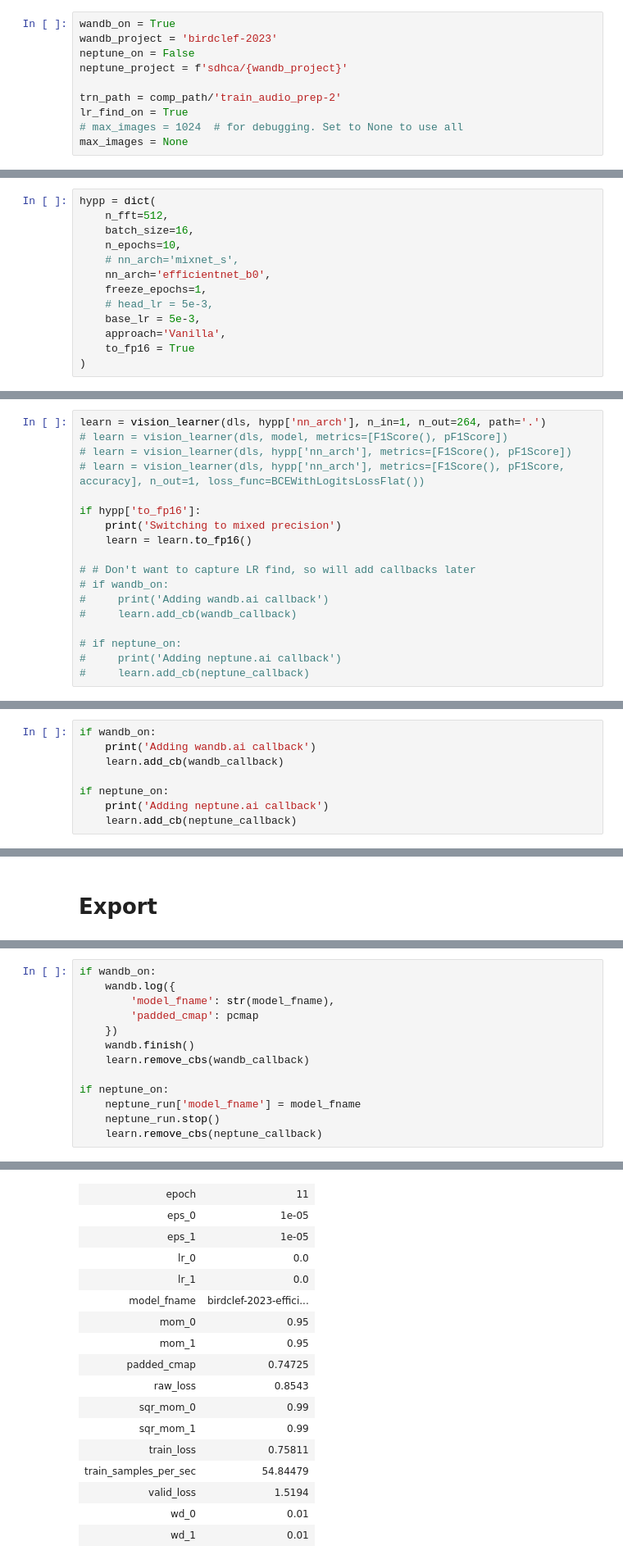
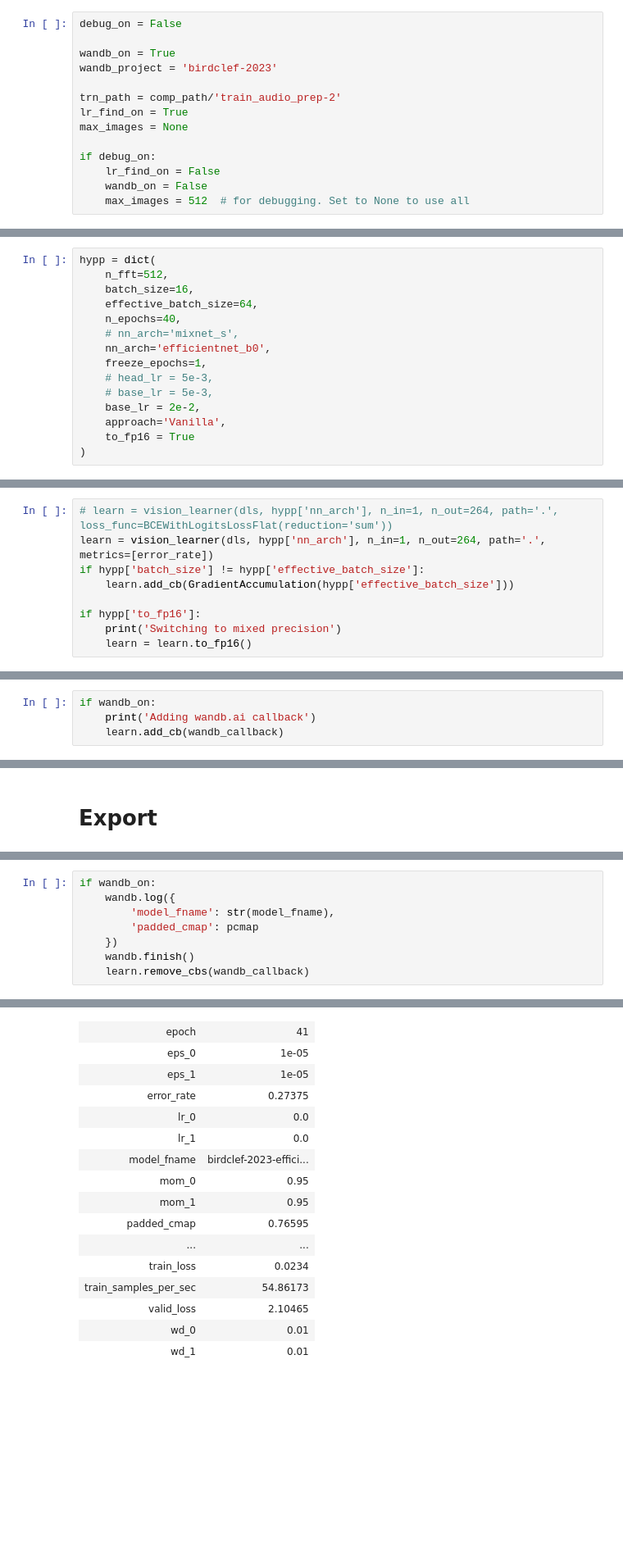
Before and after one commit to sdhca/birdclef-2023, a Jupyter notebook: birdclef-2023-model-fit-1.ipynb, the cells around one changed output, grey strips where cells are left out. Shown at 82% size. Drawn from its saved outputs; the diff is of its cells as text; blank space fills up the shorter version.

Commit message:
Training notebook for dutiful-elevator-5 / birdclef-2023-efficientnet_b0-20230415-035650.pkl

```diff
--- a/birdclef-2023-model-fit-1.ipynb
+++ b/birdclef-2023-model-fit-1.ipynb
@@ -58,27 +56,33 @@ assert torch.cuda.is_available(), 'Cuda is not available!'
 # %% [markdown]
 # Config
 # %%
+debug_on = False
+
 wandb_on = True
 wandb_project = 'birdclef-2023'
-neptune_on = False
-neptune_project = f'sdhca/{wandb_project}'
 
 trn_path = comp_path/'train_audio_prep-2'
 lr_find_on = True
-# max_images = 1024  # for debugging. Set to None to use all
 max_images = None
+
+if debug_on:
+    lr_find_on = False
+    wandb_on = False
+    max_images = 512  # for debugging. Set to None to use all
 # %% [markdown]
 ## Hyperparameters
 # %%
 hypp = dict(
     n_fft=512,
     batch_size=16,
-    n_epochs=10,
+    effective_batch_size=64,
+    n_epochs=40,
     # nn_arch='mixnet_s',
     nn_arch='efficientnet_b0',
     freeze_epochs=1,
     # head_lr = 5e-3,
-    base_lr = 5e-3,
+    # base_lr = 5e-3,
+    base_lr = 2e-2,
     approach='Vanilla',
     to_fp16 = True
 )
@@ -352,23 +275,14 @@ hypp
 # %% [markdown]
 ## Create Learner
 # %%
-learn = vision_learner(dls, hypp['nn_arch'], n_in=1, n_out=264, path='.')
-# learn = vision_learner(dls, model, metrics=[F1Score(), pF1Score])
-# learn = vision_learner(dls, hypp['nn_arch'], metrics=[F1Score(), pF1Score])
-# learn = vision_learner(dls, hypp['nn_arch'], metrics=[F1Score(), pF1Score, accuracy], n_out=1, loss_func=BCEWithLogitsLossFlat())
+# learn = vision_learner(dls, hypp['nn_arch'], n_in=1, n_out=264, path='.', loss_func=BCEWithLogitsLossFlat(reduction='sum'))
+learn = vision_learner(dls, hypp['nn_arch'], n_in=1, n_out=264, path='.', metrics=[error_rate])
+if hypp['batch_size'] != hypp['effective_batch_size']:
+    learn.add_cb(GradientAccumulation(hypp['effective_batch_size']))
 
 if hypp['to_fp16']:
     print('Switching to mixed precision')
     learn = learn.to_fp16()
-
-# # Don't want to capture LR find, so will add callbacks later
-# if wandb_on:
-#     print('Adding wandb.ai callback')
-#     learn.add_cb(wandb_callback)
-
-# if neptune_on:
-#     print('Adding neptune.ai callback')
-#     learn.add_cb(neptune_callback)
 # %% [output]
 Switching to mixed precision
 # %%
@@ -425,10 +335,6 @@ if lr_find_on:
 if wandb_on:
     print('Adding wandb.ai callback')
     learn.add_cb(wandb_callback)
-
-if neptune_on:
-    print('Adding neptune.ai callback')
-    learn.add_cb(neptune_callback)
 # %% [output]
 Adding wandb.ai callback
 # %%
@@ -685,11 +570,6 @@ if wandb_on:
     })
     wandb.finish()
     learn.remove_cbs(wandb_callback)
-
-if neptune_on:
-    neptune_run['model_fname'] = model_fname
-    neptune_run.stop()
-    learn.remove_cbs(neptune_callback)
 # %% [output]
 Waiting for W&B process to finish... (success).
 Run history:
@@ -710,20 +591,19 @@ Run history:
 | wd_0 | ▁▁▁▁▁▁▁▁▁▁▁▁▁▁▁▁▁▁▁▁▁▁▁▁▁▁▁▁▁▁▁▁▁... |
 | wd_1 | ▁▁▁▁▁▁▁▁▁▁▁▁▁▁▁▁▁▁▁▁▁▁▁▁▁▁▁▁▁▁▁▁▁... |
 Run summary:
-| epoch | 11 |
+| epoch | 41 |
 | eps_0 | 1e-05 |
 | eps_1 | 1e-05 |
+| error_rate | 0.27375 |
 | lr_0 | 0.0 |
 | lr_1 | 0.0 |
 | model_fname | birdclef-2023-effici... |
 | mom_0 | 0.95 |
 | mom_1 | 0.95 |
-| padded_cmap | 0.74725 |
-| raw_loss | 0.8543 |
-| sqr_mom_0 | 0.99 |
-| sqr_mom_1 | 0.99 |
-| train_loss | 0.75811 |
-| train_samples_per_sec | 54.84479 |
-| valid_loss | 1.5194 |
+| padded_cmap | 0.76595 |
+| ... | ... |
+| train_loss | 0.0234 |
+| train_samples_per_sec | 54.86173 |
+| valid_loss | 2.10465 |
 | wd_0 | 0.01 |
 | wd_1 | 0.01 |
```
Also changed, not shown: parts of 45 cells of this notebook.
